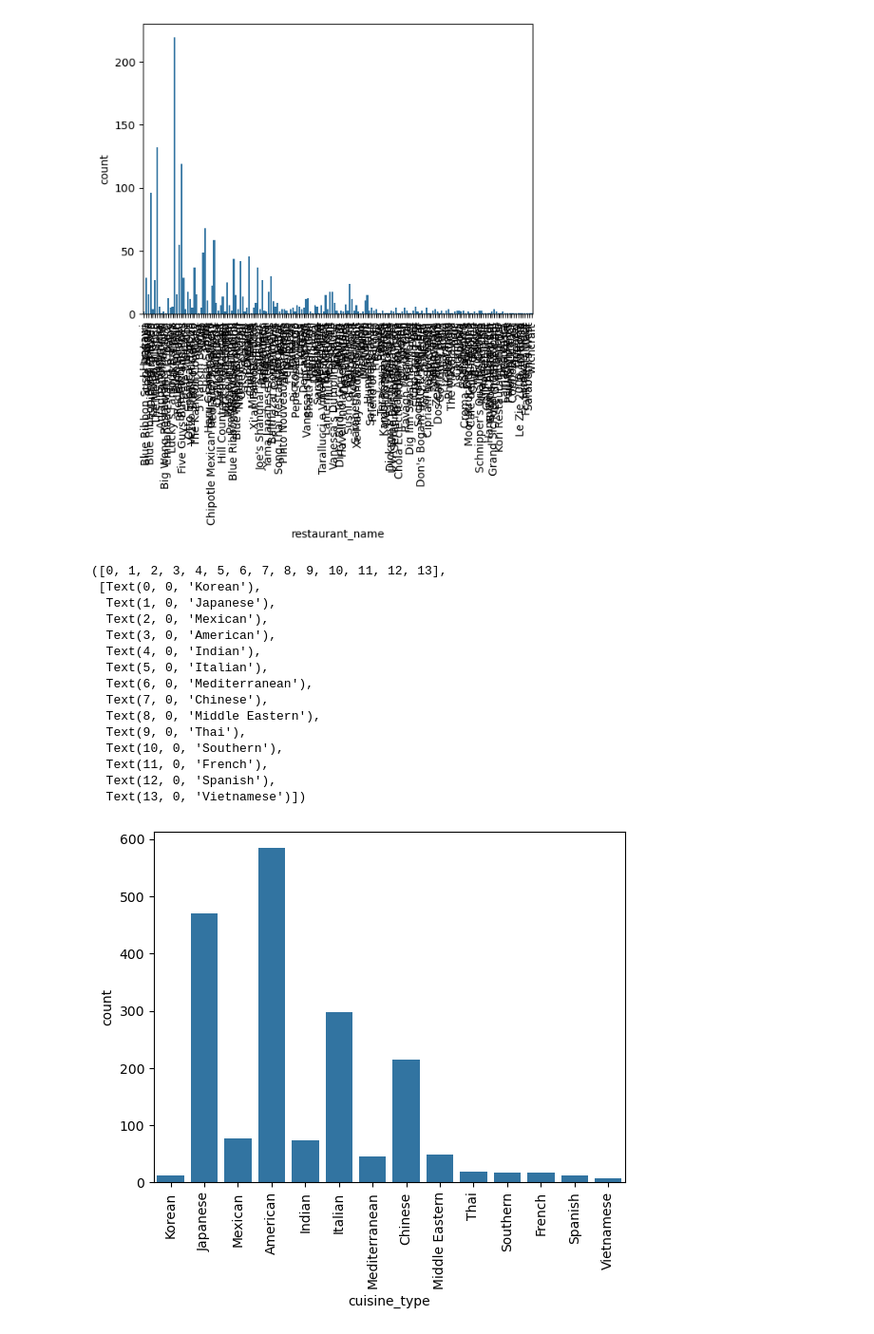
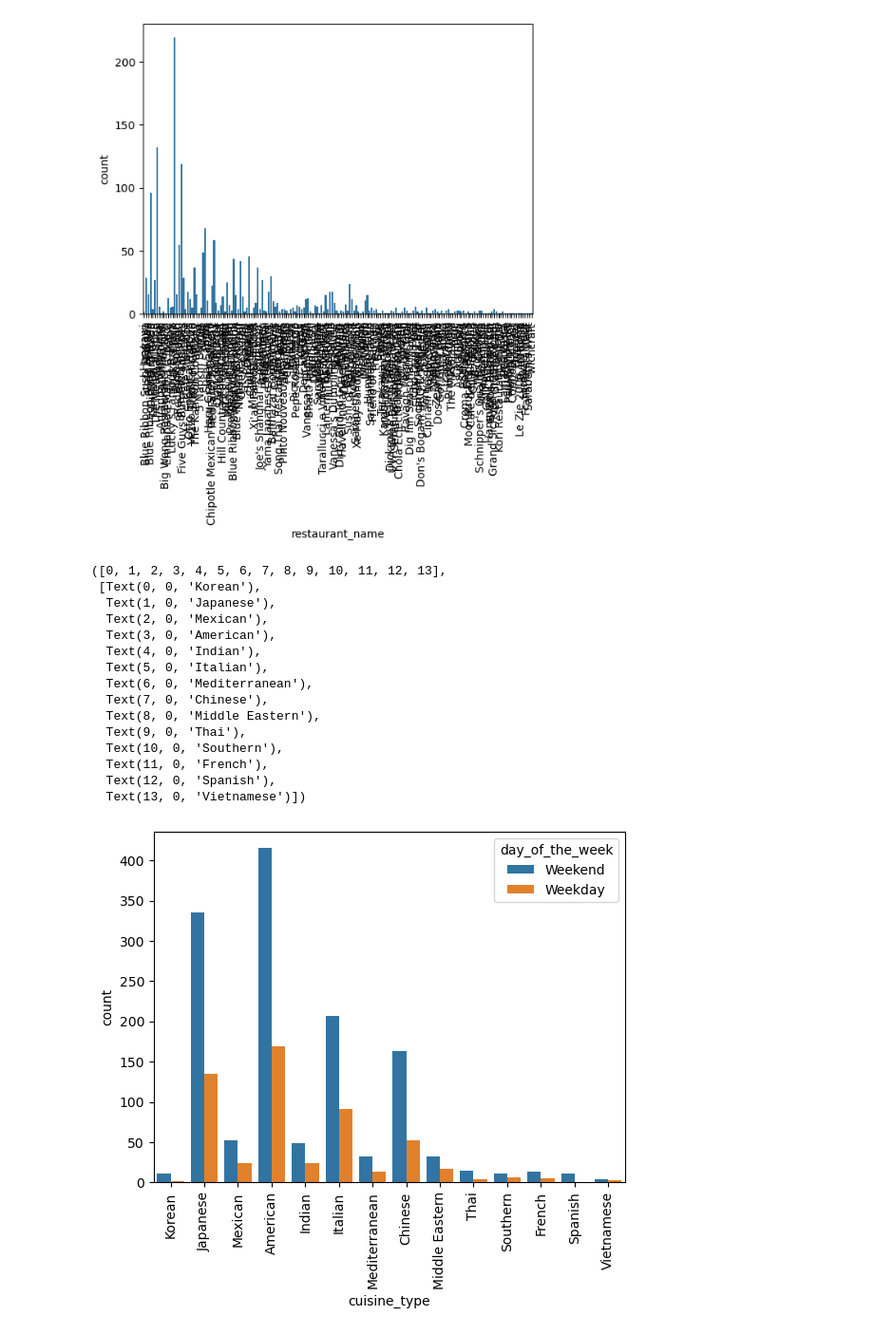
Before and after one commit to deepi30112007/Data-Visualization, a Jupyter notebook: seaborn.ipynb, the cells around one changed output. Shown at 95% size. Drawn from its saved outputs; the diff is of its cells as text; code cells hidden in the pictures.

```diff
--- a/seaborn.ipynb
+++ b/seaborn.ipynb
@@ -79,22 +79,22 @@ plt.xticks(rotation=90)
   Text(177, 0, "'wichcraft")])
 [figure]
 # %%
-sns.countplot(data=df, x=df['cuisine_type'])
+sns.countplot(data=df, x=df['cuisine_type'],hue=df["day_of_the_week"])
 plt.xticks(rotation=90)
 # %% [output]
 ([0, 1, 2, 3, 4, 5, 6, 7, 8, 9, 10, 11, 12, 13],
  [Text(0, 0, 'Korean'),
   Text(1, 0, 'Japanese'),
   Text(2, 0, 'Mexican'),
   Text(3, 0, 'American'),
   Text(4, 0, 'Indian'),
   Text(5, 0, 'Italian'),
   Text(6, 0, 'Mediterranean'),
   Text(7, 0, 'Chinese'),
   Text(8, 0, 'Middle Eastern'),
   Text(9, 0, 'Thai'),
   Text(10, 0, 'Southern'),
   Text(11, 0, 'French'),
   Text(12, 0, 'Spanish'),
   Text(13, 0, 'Vietnamese')])
-[figure, old version]
+[figure, new version]
```
Also changed, not shown: parts of 7 cells of this notebook.
